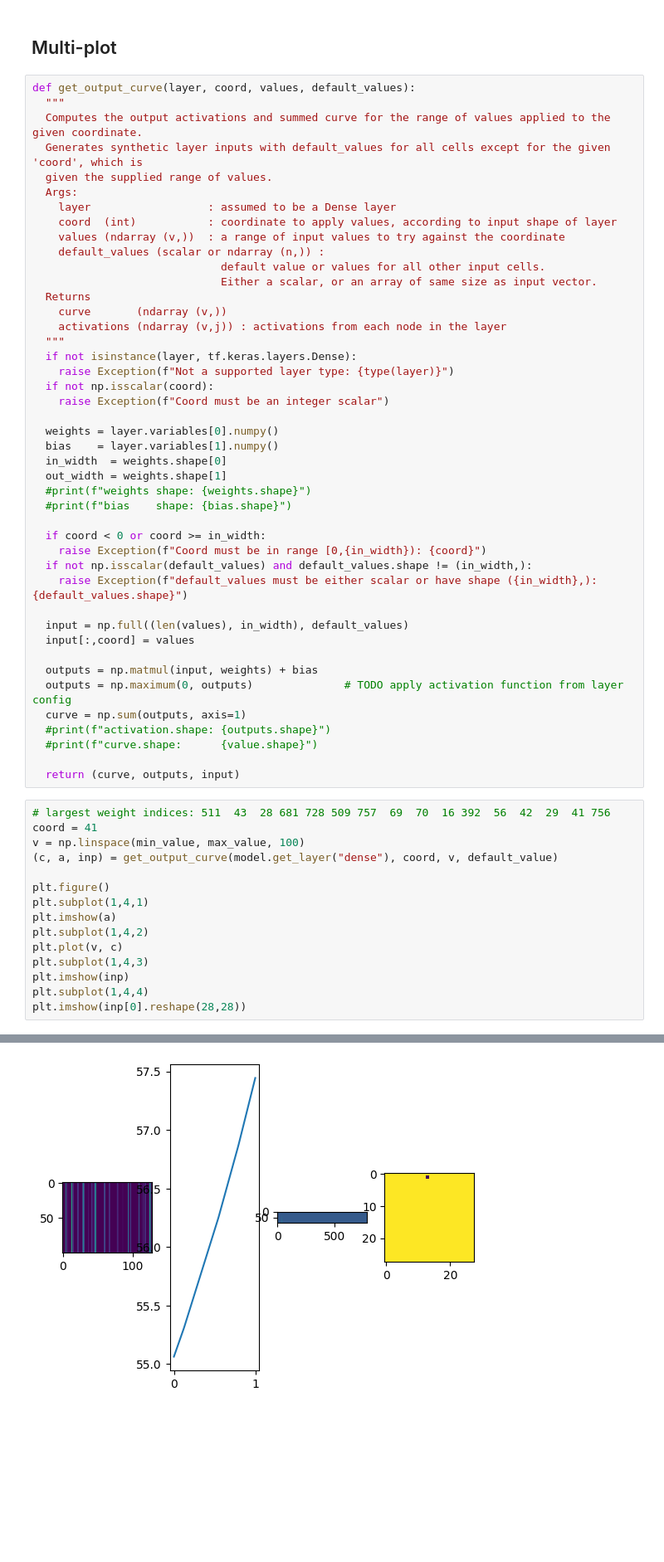
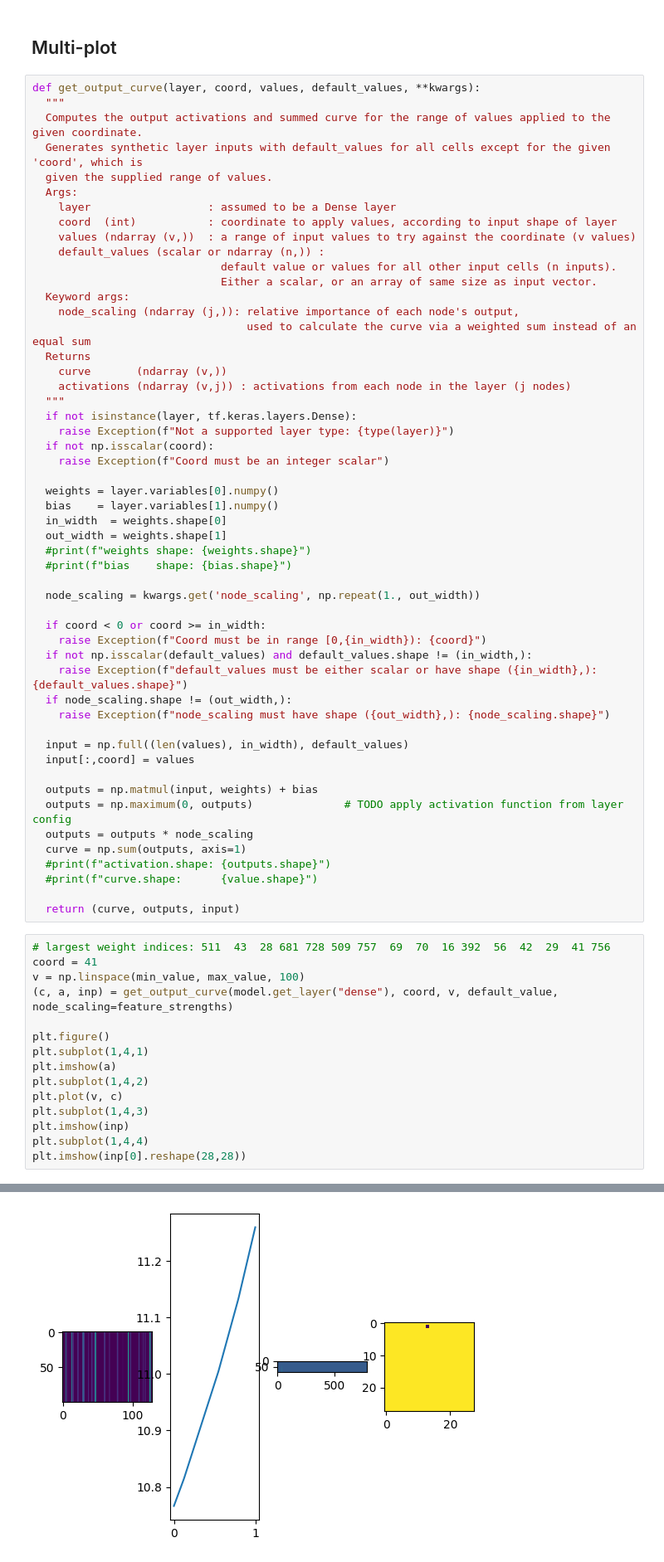
Before and after one commit to malcolmlett/training-instrumentation-toolkit, a Jupyter notebook: Weight_visualisations_v2.ipynb, the cells around one changed output, grey strips where cells are left out. Shown at 83% size. Cells and saved outputs as stored; diff of their text form; blank space fills up the shorter version.

```diff
--- a/Weight_visualisations_v2.ipynb
+++ b/Weight_visualisations_v2.ipynb
@@ -369,7 +371,7 @@ plt.plot(x0, value)
 # %% [markdown]
 ## Multi-plot
 # %%
-def get_output_curve(layer, coord, values, default_values):
+def get_output_curve(layer, coord, values, default_values, **kwargs):
   """
   Computes the output activations and summed curve for the range of values applied to the given coordinate.
   Generates synthetic layer inputs with default_values for all cells except for the given 'coord', which is
@@ -377,13 +379,16 @@ def get_output_curve(layer, coord, values, default_values):
   Args:
     layer                  : assumed to be a Dense layer
     coord  (int)           : coordinate to apply values, according to input shape of layer
-    values (ndarray (v,))  : a range of input values to try against the coordinate
+    values (ndarray (v,))  : a range of input values to try against the coordinate (v values)
     default_values (scalar or ndarray (n,)) :
-                             default value or values for all other input cells.
+                             default value or values for all other input cells (n inputs).
                              Either a scalar, or an array of same size as input vector.
+  Keyword args:
+    node_scaling (ndarray (j,)): relative importance of each node's output,
+                                 used to calculate the curve via a weighted sum instead of an equal sum
   Returns
     curve       (ndarray (v,))
-    activations (ndarray (v,j)) : activations from each node in the layer
+    activations (ndarray (v,j)) : activations from each node in the layer (j nodes)
   """
   if not isinstance(layer, tf.keras.layers.Dense):
     raise Exception(f"Not a supported layer type: {type(layer)}")
@@ -397,16 +402,21 @@ def get_output_curve(layer, coord, values, default_values):
   #print(f"weights shape: {weights.shape}")
   #print(f"bias    shape: {bias.shape}")
 
+  node_scaling = kwargs.get('node_scaling', np.repeat(1., out_width))
+
   if coord < 0 or coord >= in_width:
     raise Exception(f"Coord must be in range [0,{in_width}): {coord}")
   if not np.isscalar(default_values) and default_values.shape != (in_width,):
     raise Exception(f"default_values must be either scalar or have shape ({in_width},): {default_values.shape}")
+  if node_scaling.shape != (out_width,):
+    raise Exception(f"node_scaling must have shape ({out_width},): {node_scaling.shape}")
 
   input = np.full((len(values), in_width), default_values)
   input[:,coord] = values
 
   outputs = np.matmul(input, weights) + bias
   outputs = np.maximum(0, outputs)              # TODO apply activation function from layer config
+  outputs = outputs * node_scaling
   curve = np.sum(outputs, axis=1)
   #print(f"activation.shape: {outputs.shape}")
   #print(f"curve.shape:      {value.shape}")
@@ -415,21 +425,21 @@ def get_output_curve(layer, coord, values, default_values):
 # %%
 # largest weight indices: 511  43  28 681 728 509 757  69  70  16 392  56  42  29  41 756
 coord = 41
 v = np.linspace(min_value, max_value, 100)
-(c, a, inp) = get_output_curve(model.get_layer("dense"), coord, v, default_value)
+(c, a, inp) = get_output_curve(model.get_layer("dense"), coord, v, default_value, node_scaling=feature_strengths)
 
 plt.figure()
 plt.subplot(1,4,1)
 plt.imshow(a)
 plt.subplot(1,4,2)
 plt.plot(v, c)
 plt.subplot(1,4,3)
 plt.imshow(inp)
 plt.subplot(1,4,4)
 plt.imshow(inp[0].reshape(28,28))
 # %% [output]
 <matplotlib.image.AxesImage at 0x...>
-[figure, old version]
+[figure, new version]
 # %%
 # same as above but setting to per-pixel means
 v = np.linspace(min_value, max_value, 100)
```
Also changed, not shown: parts of 10 cells of this notebook.
